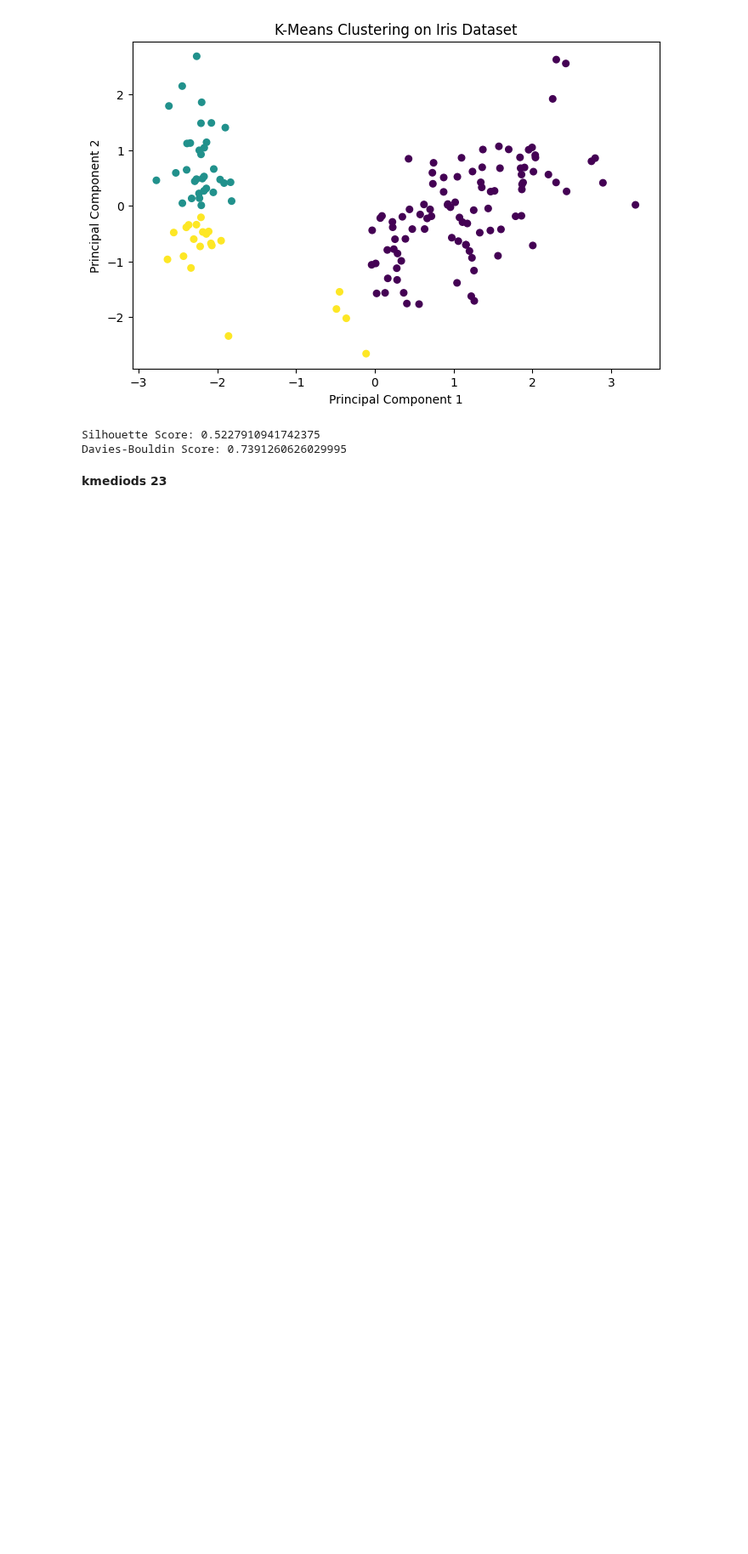
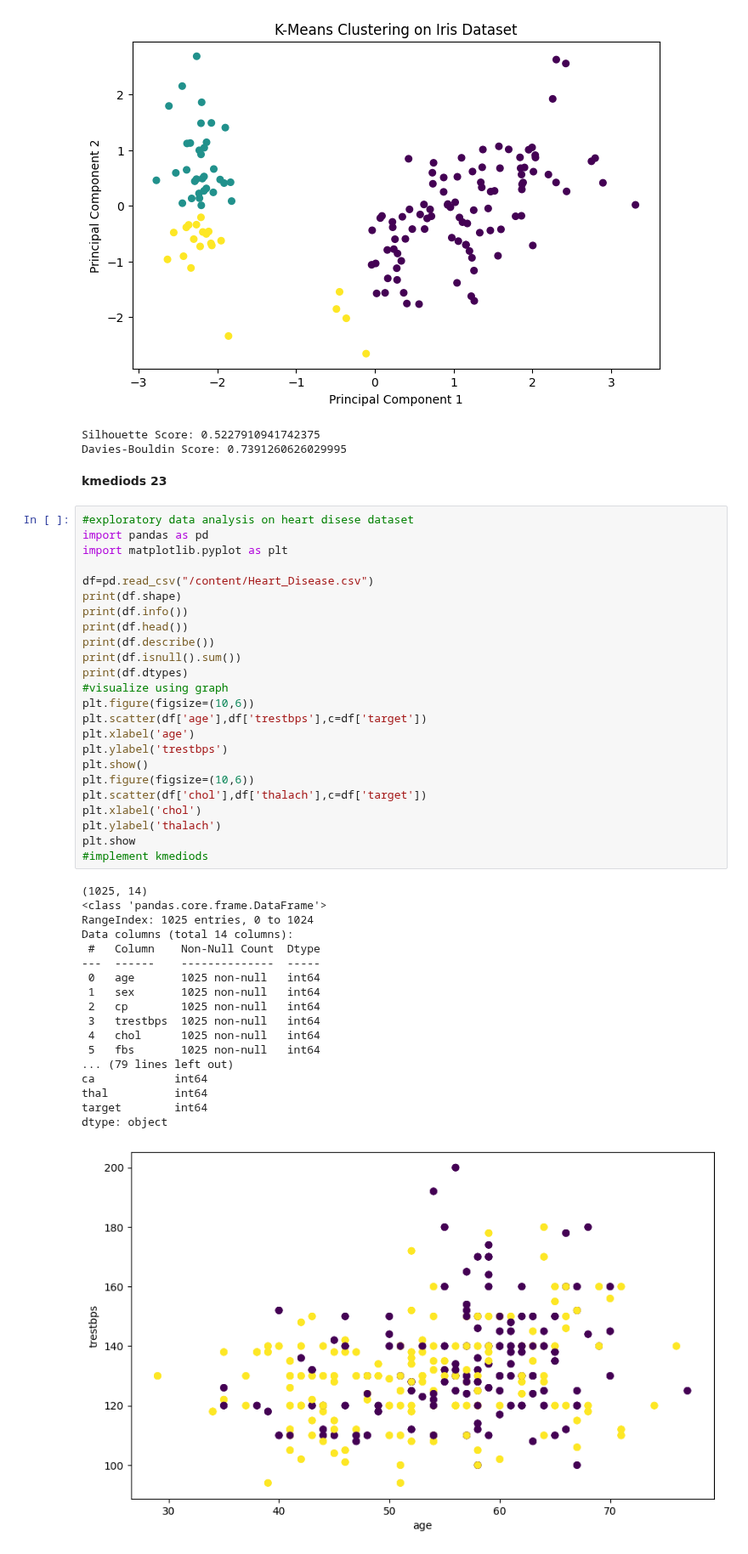
Before and after one commit to Gouri-Nandana11/MCA, a Jupyter notebook: Datascience.ipynb, the cells around one changed output. Shown at 85% size. Saved outputs shown, nothing was run; the diff lists cells and outputs as text; blank space fills up the shorter version.

```diff
--- a/Datascience.ipynb
+++ b/Datascience.ipynb
@@ -2189,3 +2189,46 @@ Silhouette Score: 0.5227910941742375
 Davies-Bouldin Score: 0.7391260626029995
 # %% [markdown]
 **kmediods 23**
+# %%
+#exploratory data analysis on heart disese dataset
+import pandas as pd
+import matplotlib.pyplot as plt
+
+df=pd.read_csv("/content/Heart_Disease.csv")
+print(df.shape)
+print(df.info())
+print(df.head())
+print(df.describe())
+print(df.isnull().sum())
+print(df.dtypes)
+#visualize using graph
+plt.figure(figsize=(10,6))
+plt.scatter(df['age'],df['trestbps'],c=df['target'])
+plt.xlabel('age')
+plt.ylabel('trestbps')
+plt.show()
+plt.figure(figsize=(10,6))
+plt.scatter(df['chol'],df['thalach'],c=df['target'])
+plt.xlabel('chol')
+plt.ylabel('thalach')
+plt.show
+#implement kmediods
+# %% [output]
+(1025, 14)
+<class 'pandas.core.frame.DataFrame'>
+RangeIndex: 1025 entries, 0 to 1024
+Data columns (total 14 columns):
+ #   Column    Non-Null Count  Dtype
+---  ------    --------------  -----
+ 0   age       1025 non-null   int64
+ 1   sex       1025 non-null   int64
+ 2   cp        1025 non-null   int64
+ 3   trestbps  1025 non-null   int64
+ 4   chol      1025 non-null   int64
+ 5   fbs       1025 non-null   int64
+... (79 lines left out)
+ca            int64
+thal          int64
+target        int64
+dtype: object
+[figure, added]
```
Also changed, not shown: parts of 1 cell of this notebook.
